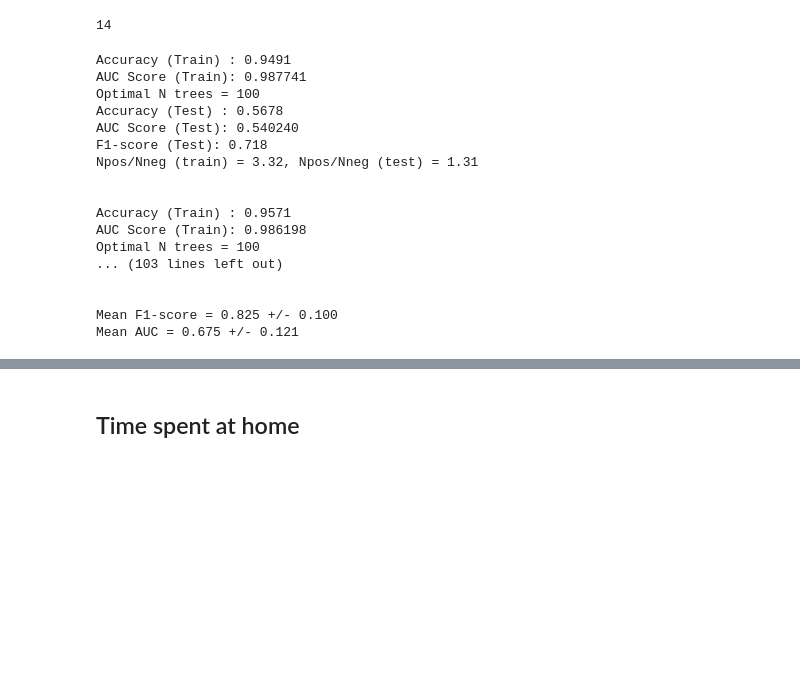
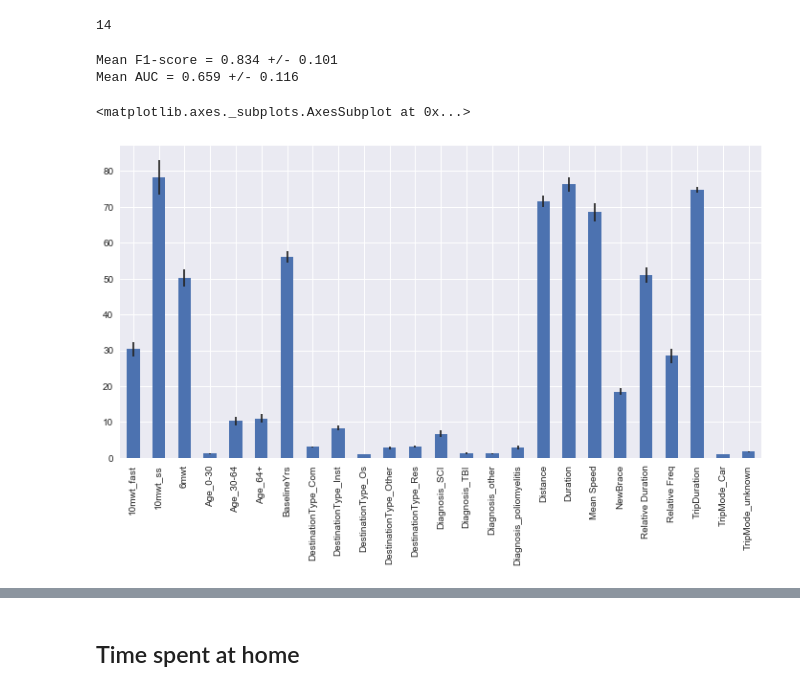
Before and after one commit to Luke3D/CbrAnalysis, a Jupyter notebook: GPS_AnalysisUIC.ipynb, the cells around one changed output, grey strips where cells are left out. Saved outputs shown, nothing was run; the diff lists cells and outputs as text; code cells hidden in the pictures; blank space fills up the shorter version.

```diff
--- a/GPS_AnalysisUIC.ipynb
+++ b/GPS_AnalysisUIC.ipynb
@@ -812,31 +888,37 @@ xgbclf = XGBClassifier(learning_rate=0.1,n_estimators=100,max_depth=3,min_child_
 # %%
-def LOSOCV(xgbclf,FeaturesNum,predictors,target,groups,Verbose=True):
+def LOSOCV(FeaturesNum,predictors,target,groups,Verbose=True):
 
-    F1_score_all = []; AUC_all = []
+    F1_score_all = []; AUC_all = []; fimp_all = [];
+    fgain_all=[]; #other types of feature importance scores
 
     for train_idx,test_idx in logo.split(FeaturesNum[predictors],FeaturesNum[target],groups):
 
         #training data
+        xgbclf = XGBClassifier(learning_rate=0.1,n_estimators=100,max_depth=3,min_child_weight=1,gamma=0,subsample=0.8,
+                       colsample_bytree=0.8, objective='binary:logistic',scale_pos_weight=1,seed=22)
+
         dtrain = xgb.DMatrix(FeaturesNum[predictors].values[train_idx],label=FeaturesNum[target].values[train_idx])
 
         #use CV to find optimal number of trees
-        xgb_param=xgbclf.get_xgb_params()
+#         xgb_param=xgbclf.get_xgb_params()
 
-        cvresult = xgb.cv(xgb_param, dtrain, num_boost_round=xgbclf.get_params()['n_estimators'], nfold=5,
-                          metrics='auc', early_stopping_rounds=50, stratified=False, verbose_eval=False)
+#         cvresult = xgb.cv(xgb_param, dtrain, num_boost_round=xgbclf.get_params()['n_estimators'], nfold=5,
+#                           metrics='auc', early_stopping_rounds=50, stratified=False, verbose_eval=False)
 
-        xgbclf.set_params(n_estimators=cvresult.shape[0])
+#         xgbclf.set_params(n_estimators=cvresult.shape[0])
 
         #Fit the algorithm on the data
-        xgbclf.fit(FeaturesNum[predictors].values[train_idx], FeaturesNum[target].values[train_idx],eval_metric='auc')
+        xgbclf.fit(FeaturesNum[predictors].iloc[train_idx,:], FeaturesNum[target].iloc[train_idx],eval_metric='auc')
 
         #Predict on training set:
-        dtrain_predictions = xgbclf.predict(FeaturesNum[predictors].values[train_idx])
-        dtrain_predprob = xgbclf.predict_proba(FeaturesNum[predictors].values[train_idx])[:,1]
+        dtrain_predictions = xgbclf.predict(FeaturesNum[predictors].iloc[train_idx,:])
+        dtrain_predprob = xgbclf.predict_proba(FeaturesNum[predictors].iloc[train_idx,:])[:,1]
+        fimp_all.append(xgbclf.get_booster().get_fscore())   #store fimp for each round of CV (subject-wise)
+        fgain_all.append(xgbclf.get_booster().get_score(importance_type='gain'))
 
         #Predict on test set:
-        dtest_predictions = xgbclf.predict(FeaturesNum[predictors].values[test_idx])
-        dtest_predprob = xgbclf.predict_proba(FeaturesNum[predictors].values[test_idx])[:,1]
+        dtest_predictions = xgbclf.predict(FeaturesNum[predictors].iloc[test_idx,:])
+        dtest_predprob = xgbclf.predict_proba(FeaturesNum[predictors].iloc[test_idx,:])[:,1]
 
         #metrics on testset
         F1_score_all.append(metrics.f1_score(FeaturesNum['Wear Frac'].values[test_idx], dtest_predictions))
@@ -850,6 +932,7 @@ def LOSOCV(xgbclf,FeaturesNum,predictors,target,groups,Verbose=True):
 
             print("Accuracy (Train) : %.4g" % metrics.accuracy_score(FeaturesNum['Wear Frac'].values[train_idx], dtrain_predictions))
             print("AUC Score (Train): %f" % metrics.roc_auc_score(FeaturesNum['Wear Frac'].values[train_idx], dtrain_predprob))
+            print('F1-score (Train): %.3f' % metrics.f1_score(FeaturesNum['Wear Frac'].values[train_idx], dtrain_predictions))
             print('Optimal N trees = %d'%xgbclf.get_booster().best_ntree_limit)
 
             print("Accuracy (Test) : %.4g" % metrics.accuracy_score(FeaturesNum['Wear Frac'].values[test_idx], dtest_predictions))
@@ -867,23 +950,19 @@ def LOSOCV(xgbclf,FeaturesNum,predictors,target,groups,Verbose=True):
     #mean F1score across subjects
     print('Mean F1-score = %.3f +/- %.3f' % (np.mean(F1_score_all), 1.96*np.std(F1_score_all)/np.sqrt(len(F1_score_all))) )
     print('Mean AUC = %.3f +/- %.3f' % (np.mean(AUC_all), 1.96*np.std(AUC_all)/np.sqrt(len(AUC_all))) )
+    return xgbclf,fimp_all,fgain_all,fcover_all
 # %%
-LOSOCV(xgbclf,FeaturesNum,predictors,target,groups,Verbose=True)
+xgbclf,fimp_all,fgain_all=LOSOCV(FeaturesNum,predictors,target,groups,Verbose=False)
 # %% [output]
-Accuracy (Train) : 0.9491
-AUC Score (Train): 0.987741
-Optimal N trees = 100
-Accuracy (Test) : 0.5678
-AUC Score (Test): 0.540240
-F1-score (Test): 0.718
-Npos/Nneg (train) = 3.32, Npos/Nneg (test) = 1.31
-
-
-Accuracy (Train) : 0.9571
-AUC Score (Train): 0.986198
-Optimal N trees = 100
-... (103 lines left out)
-
-
-Mean F1-score = 0.825 +/- 0.100
-Mean AUC = 0.675 +/- 0.121
+Mean F1-score = 0.834 +/- 0.101
+Mean AUC = 0.659 +/- 0.116
+# %%
+fimp=pd.DataFrame(fimp_all)
+fgain=pd.DataFrame(fgain_all)
+# ax=fimp.hist(figsize=(18,12))
+# %%
+m,s=(fimp.mean(),fimp.std()) #how many times feature is used in trees
+m.plot(kind='bar',yerr=s/np.sqrt(len(fimp)),figsize=(12,6))
+# %% [output]
+<matplotlib.axes._subplots.AxesSubplot at 0x...>
+[figure, added]
```
Also changed, not shown: parts of 45 cells of this notebook.
